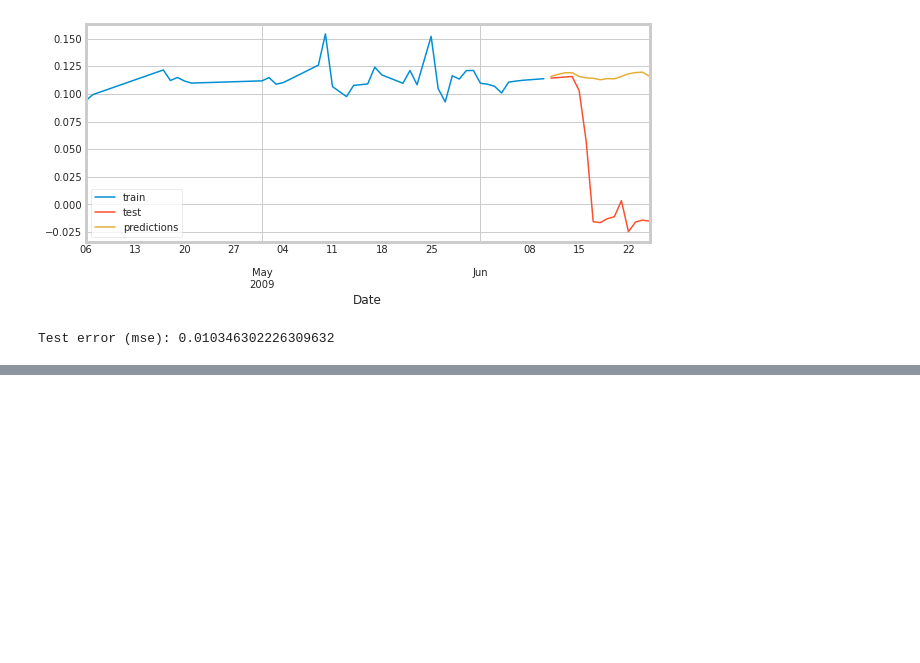
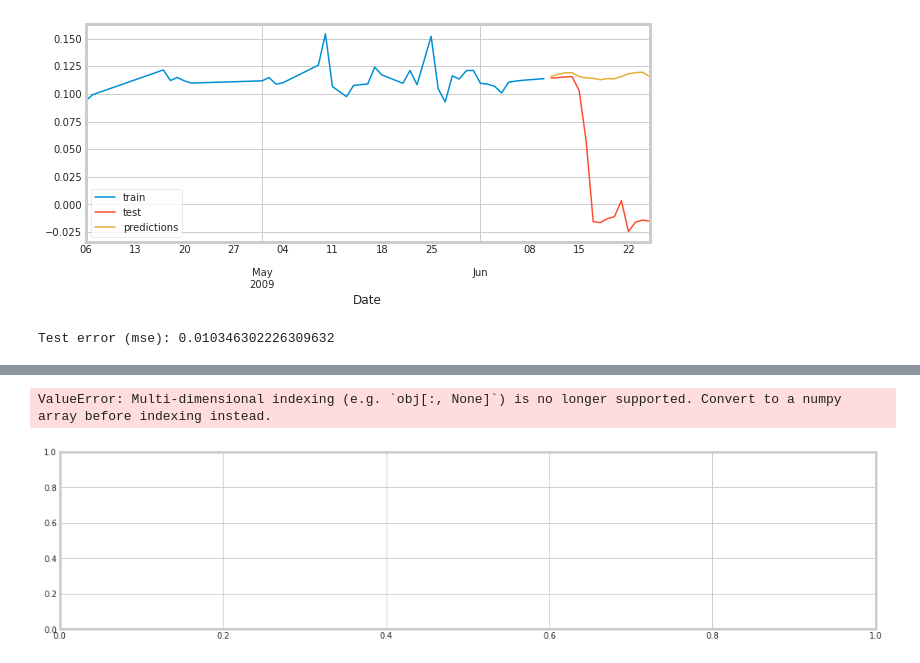
Before and after one commit to AlgirMina/Sem2CA2, a Jupyter notebook: SEM2CA2.ipynb, the cells around one changed output, grey strips where cells are left out. Drawn from its saved outputs; the diff is of its cells as text; code cells hidden in the pictures; blank space fills up the shorter version.

```diff
--- a/SEM2CA2.ipynb
+++ b/SEM2CA2.ipynb
@@ -999,0 +1044,22 @@ ModuleNotFoundError: No module named 'sktime.forecasting.ensemble'
+# %%
+train_size=66
+# %%
+import pandas as pd
+from sktime.forecasting.arima import ARIMA
+from sktime.utils.plotting import plot_series
+
+data = {'Date': pd.date_range(start='2009-04-06', end='2009-06-25', freq='D'),
+        'Sentiment': dtime['Sentiment']}
+df = pd.DataFrame(data)
+df.set_index('Date', inplace=True)
+
+dtime_train, dtime_test = df.iloc[:train_size], df.iloc[train_size:]
+
+order = (1, 1, 1)
+model = ARIMA(order=order)
+model.fit(dtime_train['Sentiment'])
+
+steps = len(dtime_test)
+fh = pd.date_range(start=dtime_test.index[0], periods=steps, freq='D')
+
+y_pred = model.predict(fh)
@@ -999,0 +1166,10 @@ ModuleNotFoundError: No module named 'sktime.forecasting.ensemble'
+# %%
+fig, ax = plot_series(df['Sentiment'], labels=['Actual Data'])
+ax.plot(dtime_train.index, dtime_train['Sentiment'], label='Training Data', linestyle='--', color='orange')
+ax.plot(dtime_test.index, dtime_test['Sentiment'], label='Testing Data', linestyle='--', color='green')
+ax.plot(dtime_test.index[:len(y_pred)], y_new['Sentiment'], label='Predictions', linestyle='--', color='red')
+ax.legend()
+plt.show()
+# %% [output]
+ValueError: Multi-dimensional indexing (e.g. `obj[:, None]`) is no longer supported. Convert to a numpy array before indexing instead.
+[figure, added]
```
Also changed, not shown: parts of 53 cells of this notebook.
